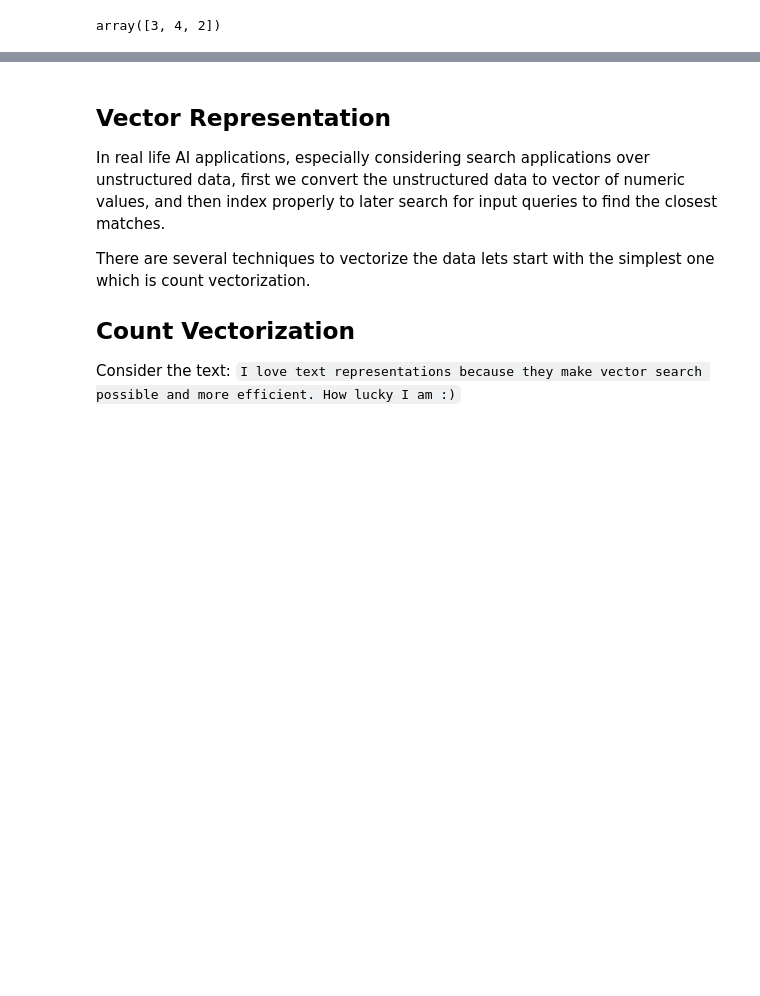
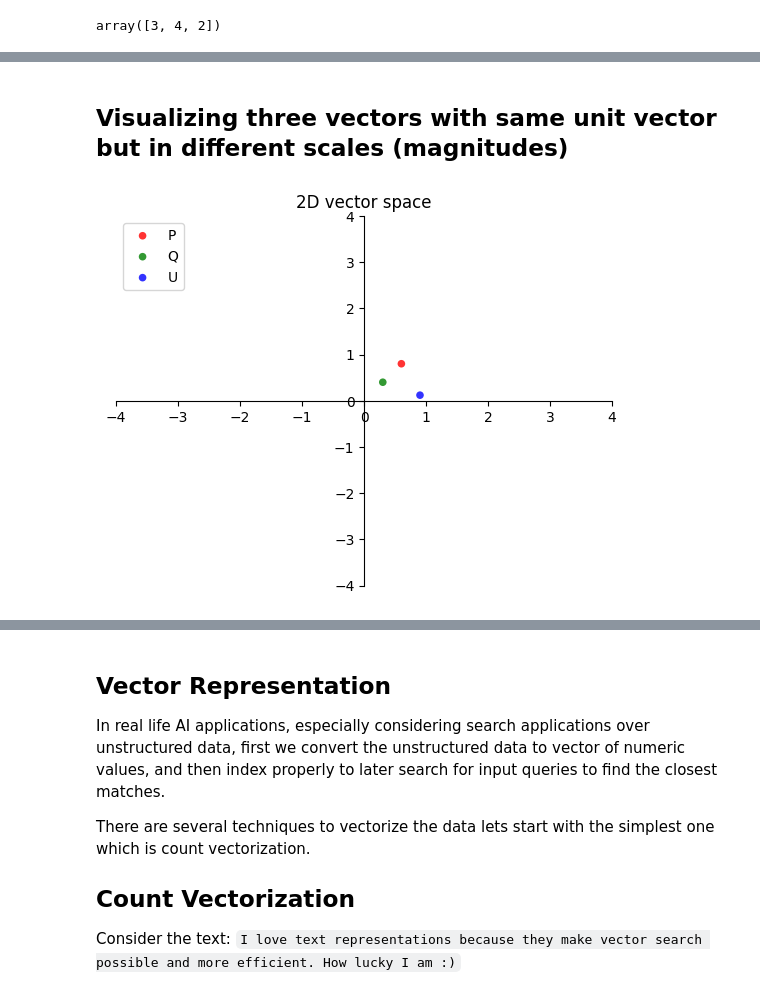
Before and after one commit to ufukhurriyetoglu/vector-normalization-for-vector-search, a Jupyter notebook: understanding_effect_of_l2_normalization_on_vector_search.ipynb, the cells around one changed output, grey strips where cells are left out. Saved outputs shown, nothing was run; the diff lists cells and outputs as text; code cells hidden in the pictures; blank space fills up the shorter version.

```diff
--- a/understanding_effect_of_l2_normalization_on_vector_search.ipynb
+++ b/understanding_effect_of_l2_normalization_on_vector_search.ipynb
@@ -26,0 +80,6 @@ array([3, 4, 2])
+# %% [markdown]
+## Visualizing three vectors with same unit vector but in different scales (magnitudes)
+# %%
+vector_space([0.6, 0.8], [0.3, 0.4], [0.9, 0.12])
+# %% [output]
+[figure, added]
```
Also changed, not shown: parts of 8 cells of this notebook.
